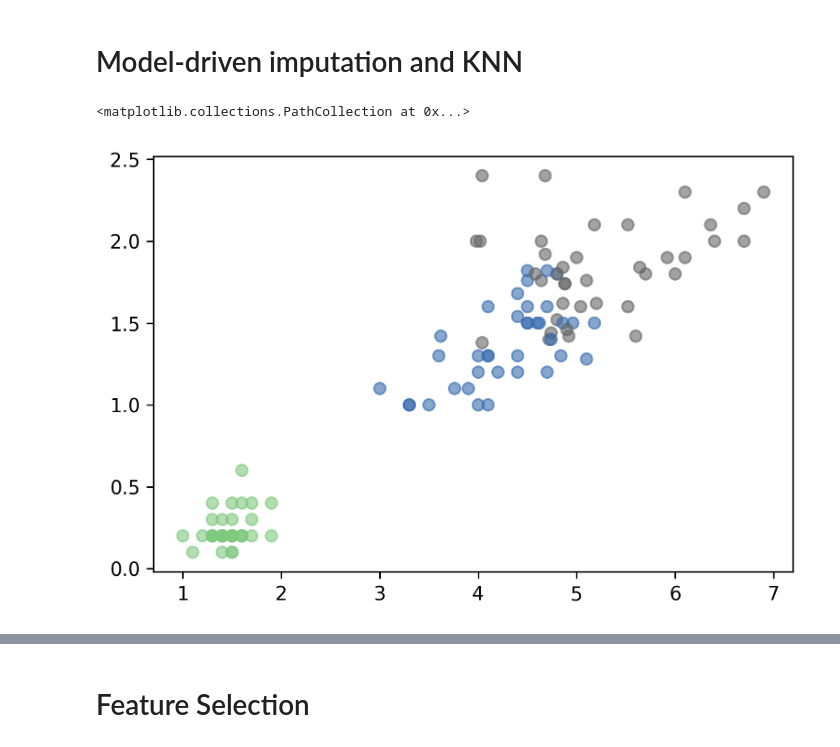
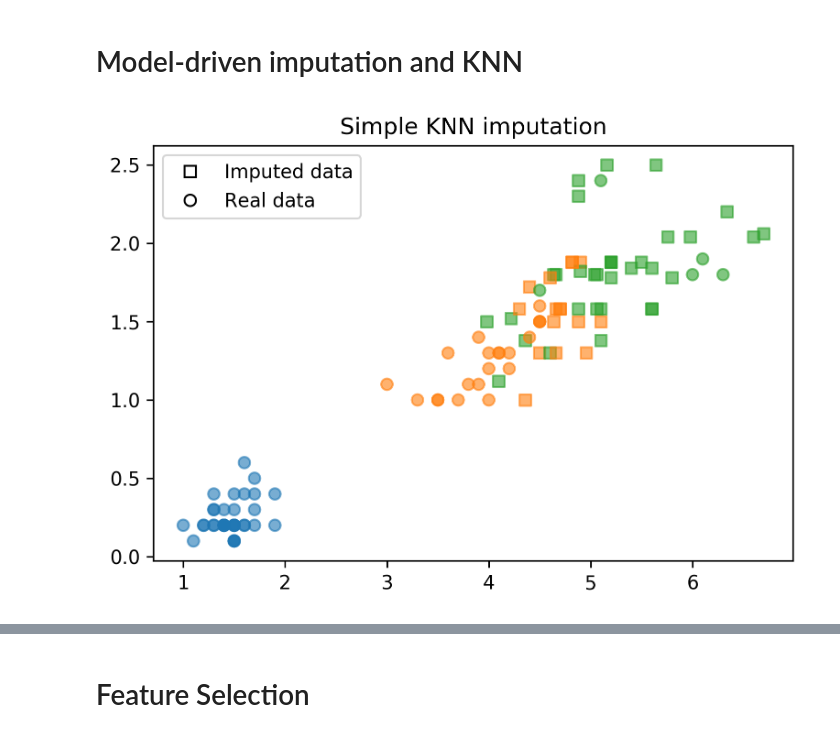
Before and after one commit to amueller/applied_ml_spring_2017, a Jupyter notebook: slides/aml-08-021317.ipynb, the cells around one changed output, grey strips where cells are left out. Drawn from its saved outputs; the diff is of its cells as text; code cells hidden in the pictures.

```diff
--- a/slides/aml-08-021317.ipynb
+++ b/slides/aml-08-021317.ipynb
@@ -219,9 +236,8 @@ knn_feature3 = KNeighborsRegressor().fit(X_train[~feature3_missing, :2],
 
 X_train_knn3 = X_train_knn2.copy()
 X_train_knn3[feature3_missing, 3] = knn_feature3.predict(X_train[feature3_missing, :2])
-# %%
-plt.scatter(X_train_knn3[:, 2], X_train_knn3[:, 3], c=y_train, alpha=.6, cmap="Accent")
-# %% [output]
-<matplotlib.collections.PathCollection at 0x...>
-[figure, removed]
+# %%
+plot_imputation(X_train_knn3, "Simple KNN imputation")
+# %% [output]
+[figure, added]
 # %%
```
Also changed, not shown: parts of 26 cells of this notebook, 2 other files.
